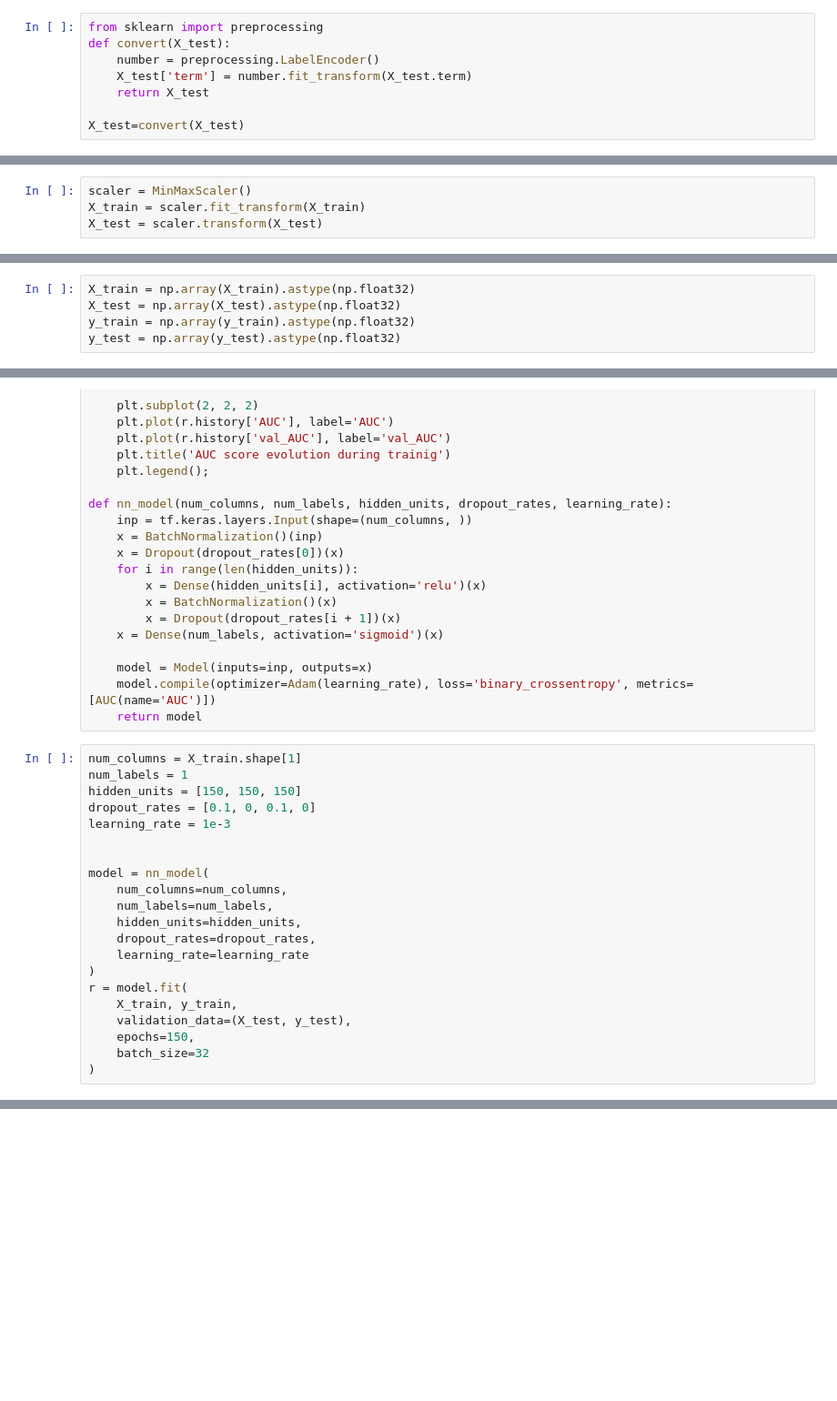
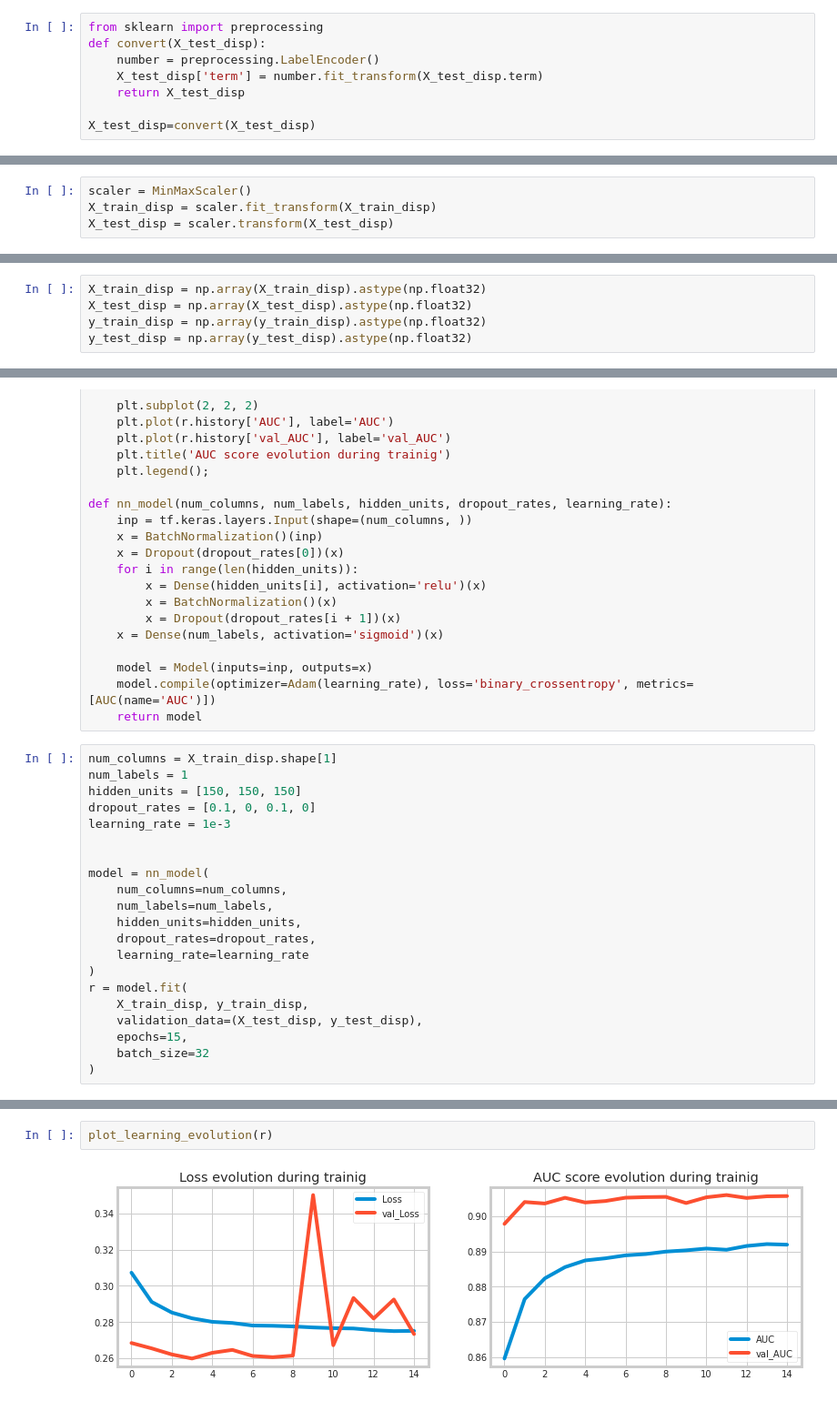
Before and after one commit to takhilabhinav/Loandefault_XAI, a Jupyter notebook: LOAN_XAI.ipynb, the cells around one changed output, grey strips where cells are left out. Shown at 91% size. Cells and saved outputs as stored; diff of their text form; blank space fills up the shorter version.

```diff
--- a/LOAN_XAI.ipynb
+++ b/LOAN_XAI.ipynb
@@ -812,12 +825,12 @@ See the caveats in the documentation: https://pandas.pydata.org/pandas-docs/stab
   after removing the cwd from sys.path.
 # %%
 from sklearn import preprocessing
-def convert(X_test):
+def convert(X_test_disp):
     number = preprocessing.LabelEncoder()
-    X_test['term'] = number.fit_transform(X_test.term)
-    return X_test
+    X_test_disp['term'] = number.fit_transform(X_test_disp.term)
+    return X_test_disp
 
-X_test=convert(X_test)
+X_test_disp=convert(X_test_disp)
 # %% [output]
 A value is trying to be set on a copy of a slice from a DataFrame.
 Try using .loc[row_indexer,col_indexer] = value instead
@@ -828,8 +841,8 @@ See the caveats in the documentation: https://pandas.pydata.org/pandas-docs/stab
 Normalize the data
 # %%
 scaler = MinMaxScaler()
-X_train = scaler.fit_transform(X_train)
-X_test = scaler.transform(X_test)
+X_train_disp = scaler.fit_transform(X_train_disp)
+X_test_disp = scaler.transform(X_test_disp)
 # %%
 from sklearn.metrics import accuracy_score, confusion_matrix, classification_report
 from sklearn.metrics import roc_auc_score, roc_curve, auc
@@ -853,10 +866,10 @@ def print_score(true, pred, train=True):
         print("_______________________________________________")
         print(f"Confusion Matrix: \n {confusion_matrix(true, pred)}\n")
 # %%
-X_train = np.array(X_train).astype(np.float32)
-X_test = np.array(X_test).astype(np.float32)
-y_train = np.array(y_train).astype(np.float32)
-y_test = np.array(y_test).astype(np.float32)
+X_train_disp = np.array(X_train_disp).astype(np.float32)
+X_test_disp = np.array(X_test_disp).astype(np.float32)
+y_train_disp = np.array(y_train_disp).astype(np.float32)
+y_test_disp = np.array(y_test_disp).astype(np.float32)
 # %%
 import tensorflow as tf
 from tensorflow.keras.models import Sequential, Model
@@ -914,7 +927,7 @@ def nn_model(num_columns, num_labels, hidden_units, dropout_rates, learning_rate
     model.compile(optimizer=Adam(learning_rate), loss='binary_crossentropy', metrics=[AUC(name='AUC')])
     return model
 # %%
-num_columns = X_train.shape[1]
+num_columns = X_train_disp.shape[1]
 num_labels = 1
 hidden_units = [150, 150, 150]
 dropout_rates = [0.1, 0, 0.1, 0]
@@ -929,9 +942,9 @@ model = nn_model(
     learning_rate=learning_rate
 )
 r = model.fit(
-    X_train, y_train,
-    validation_data=(X_test, y_test),
-    epochs=150,
+    X_train_disp, y_train_disp,
+    validation_data=(X_test_disp, y_test_disp),
+    epochs=15,
     batch_size=32
 )
 # %% [output]
@@ -954,0 +968,4 @@ Epoch 150/150
+# %%
+plot_learning_evolution(r)
+# %% [output]
+[figure, added]
```
Also changed, not shown: parts of 22 cells of this notebook.
